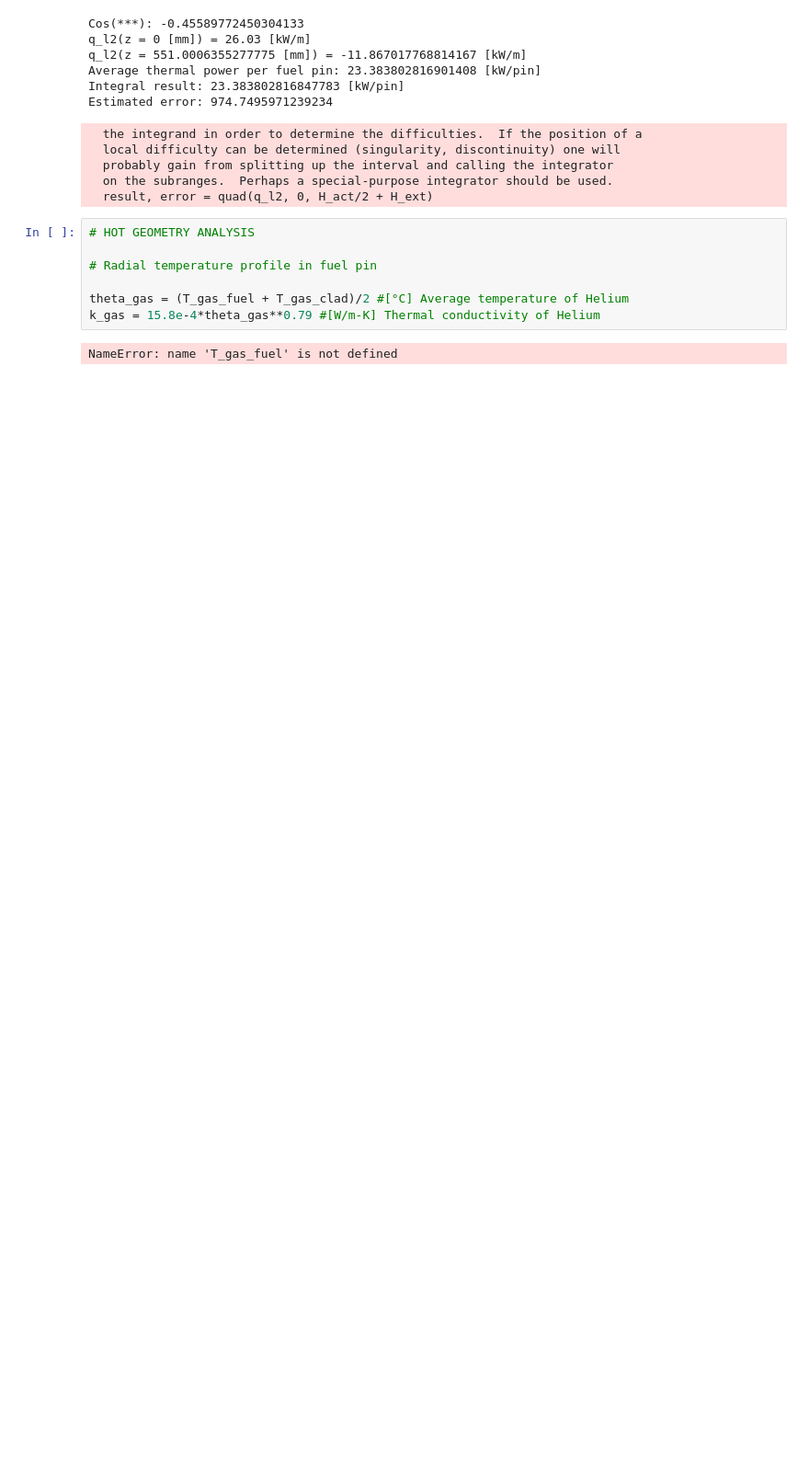
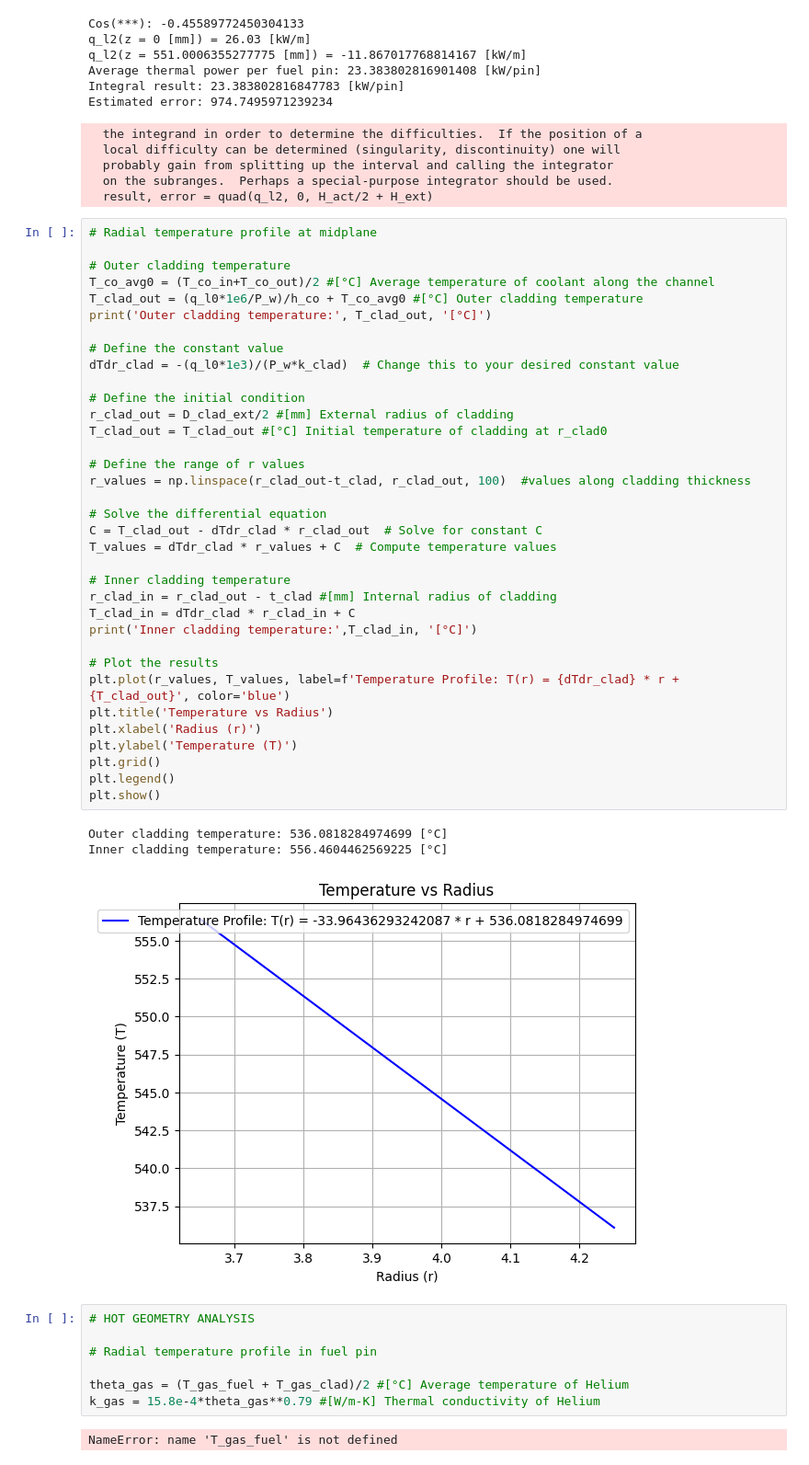
Before and after one commit to Aleperk99/NuclearDesignProject, a Jupyter notebook: Handout/Handouts.ipynb, the cells around one changed output. Shown at 92% size. Saved outputs shown, nothing was run; the diff lists cells and outputs as text; blank space fills up the shorter version.

Commit message:
Updated with cladding temp profile

```diff
--- a/Handout/Handouts.ipynb
+++ b/Handout/Handouts.ipynb
@@ -176,6 +176,45 @@ Estimated error: 974.7495971239234
   probably gain from splitting up the interval and calling the integrator
   on the subranges.  Perhaps a special-purpose integrator should be used.
   result, error = quad(q_l2, 0, H_act/2 + H_ext)
+# %%
+# Radial temperature profile at midplane
+
+# Outer cladding temperature
+T_co_avg0 = (T_co_in+T_co_out)/2 #[°C] Average temperature of coolant along the channel
+T_clad_out = (q_l0*1e6/P_w)/h_co + T_co_avg0 #[°C] Outer cladding temperature
+print('Outer cladding temperature:', T_clad_out, '[°C]')
+
+# Define the constant value
+dTdr_clad = -(q_l0*1e3)/(P_w*k_clad)  # Change this to your desired constant value
+
+# Define the initial condition
+r_clad_out = D_clad_ext/2 #[mm] External radius of cladding
+T_clad_out = T_clad_out #[°C] Initial temperature of cladding at r_clad0
+
+# Define the range of r values
+r_values = np.linspace(r_clad_out-t_clad, r_clad_out, 100)  #values along cladding thickness
+
+# Solve the differential equation
+C = T_clad_out - dTdr_clad * r_clad_out  # Solve for constant C
+T_values = dTdr_clad * r_values + C  # Compute temperature values
+
+# Inner cladding temperature
+r_clad_in = r_clad_out - t_clad #[mm] Internal radius of cladding
+T_clad_in = dTdr_clad * r_clad_in + C
+print('Inner cladding temperature:',T_clad_in, '[°C]')
+
+# Plot the results
+plt.plot(r_values, T_values, label=f'Temperature Profile: T(r) = {dTdr_clad} * r + {T_clad_out}', color='blue')
+plt.title('Temperature vs Radius')
+plt.xlabel('Radius (r)')
+plt.ylabel('Temperature (T)')
+plt.grid()
+plt.legend()
+plt.show()
+# %% [output]
+Outer cladding temperature: 536.0818284974699 [°C]
+Inner cladding temperature: 556.4604462569225 [°C]
+[figure, added]
 # %%
 # HOT GEOMETRY ANALYSIS
 
```
Also changed, not shown: parts of 2 cells of this notebook.
